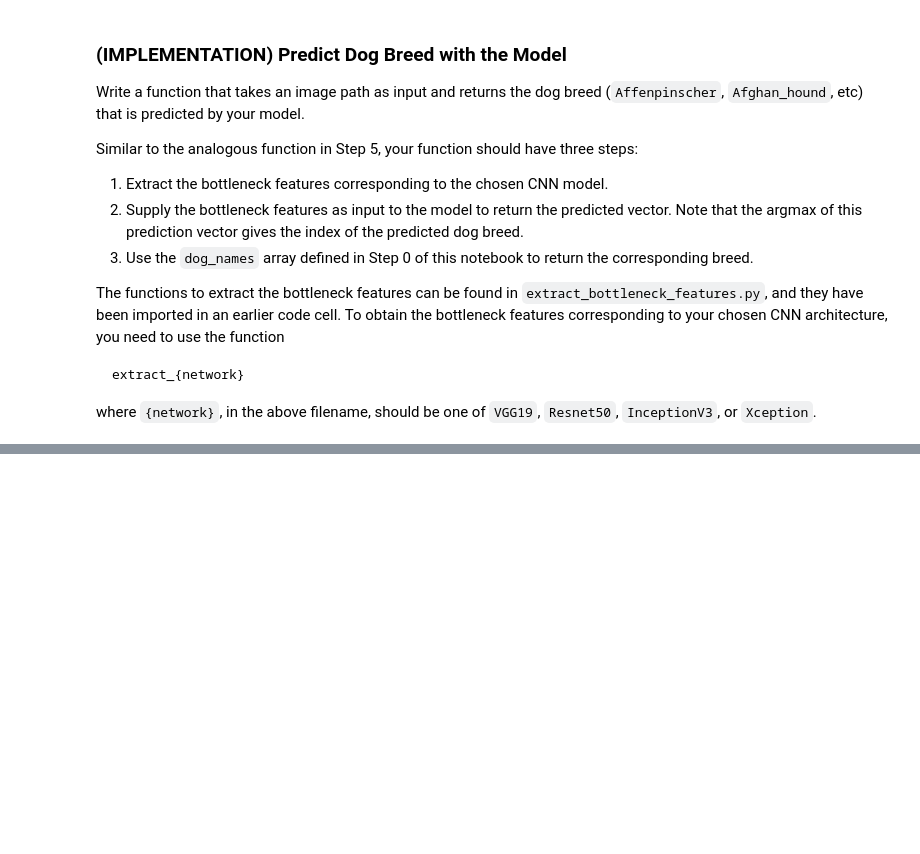
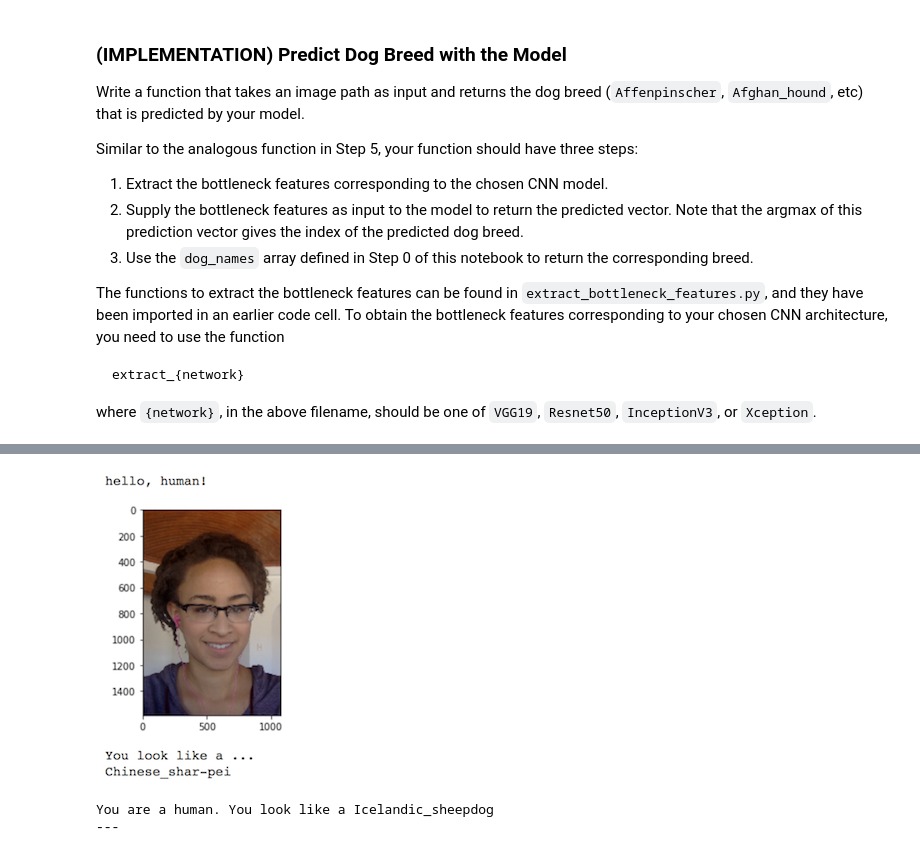
Before and after one commit to yilunzh/dog-project, a Jupyter notebook: dog_app.ipynb, the cells around one changed output, grey strips where cells are left out. Cells and saved outputs as stored; diff of their text form; code cells hidden in the pictures; blank space fills up the shorter version.

```diff
--- a/dog_app.ipynb
+++ b/dog_app.ipynb
@@ -631,0 +844,6 @@ __Answer:__
+# %%
+dog_or_human('images/sample_human_output.png')
+# %% [output]
+[figure, added]
+You are a human. You look like a Icelandic_sheepdog
+---
```
Also changed, not shown: parts of 36 cells of this notebook, 3 other files.
